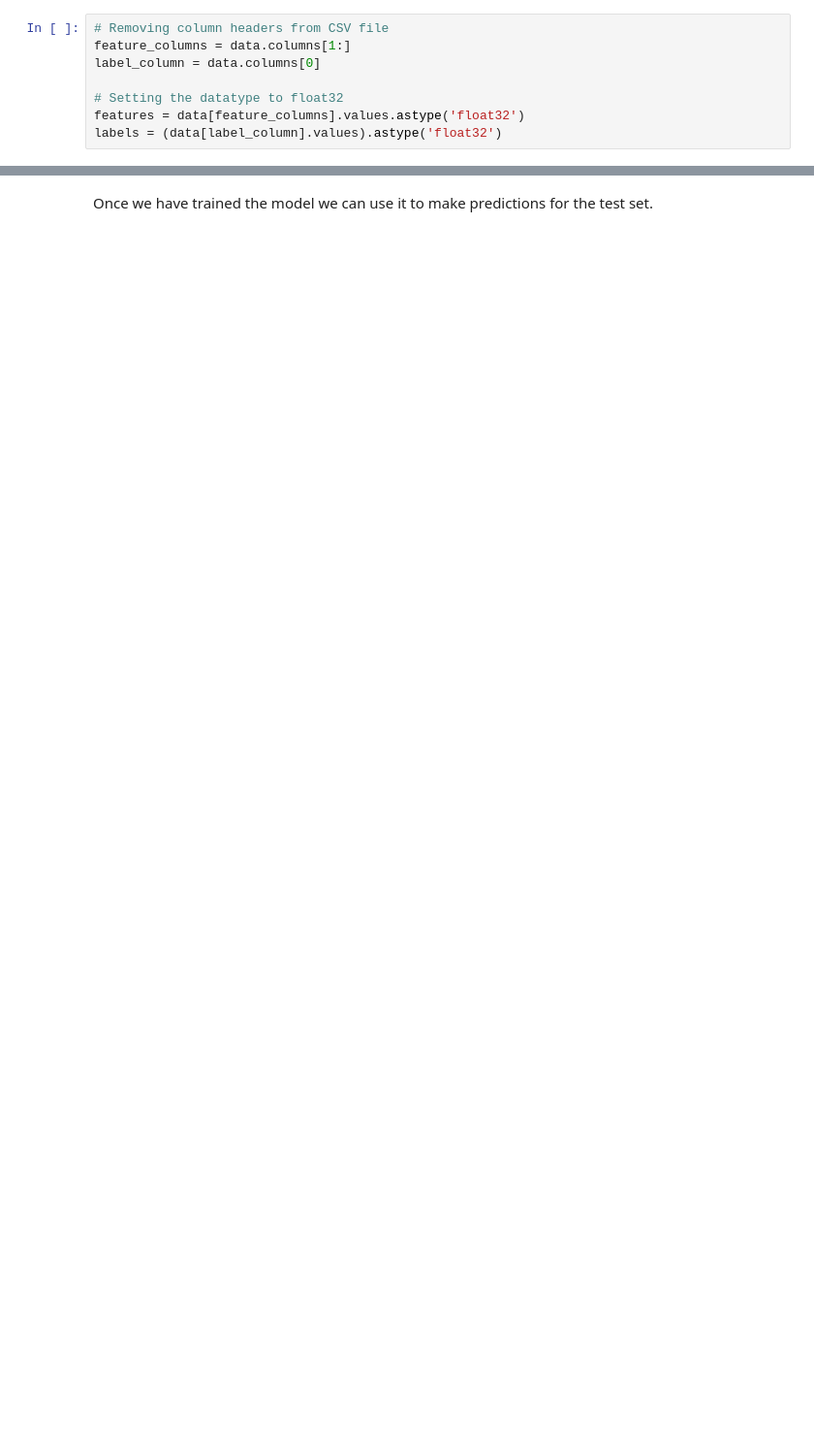
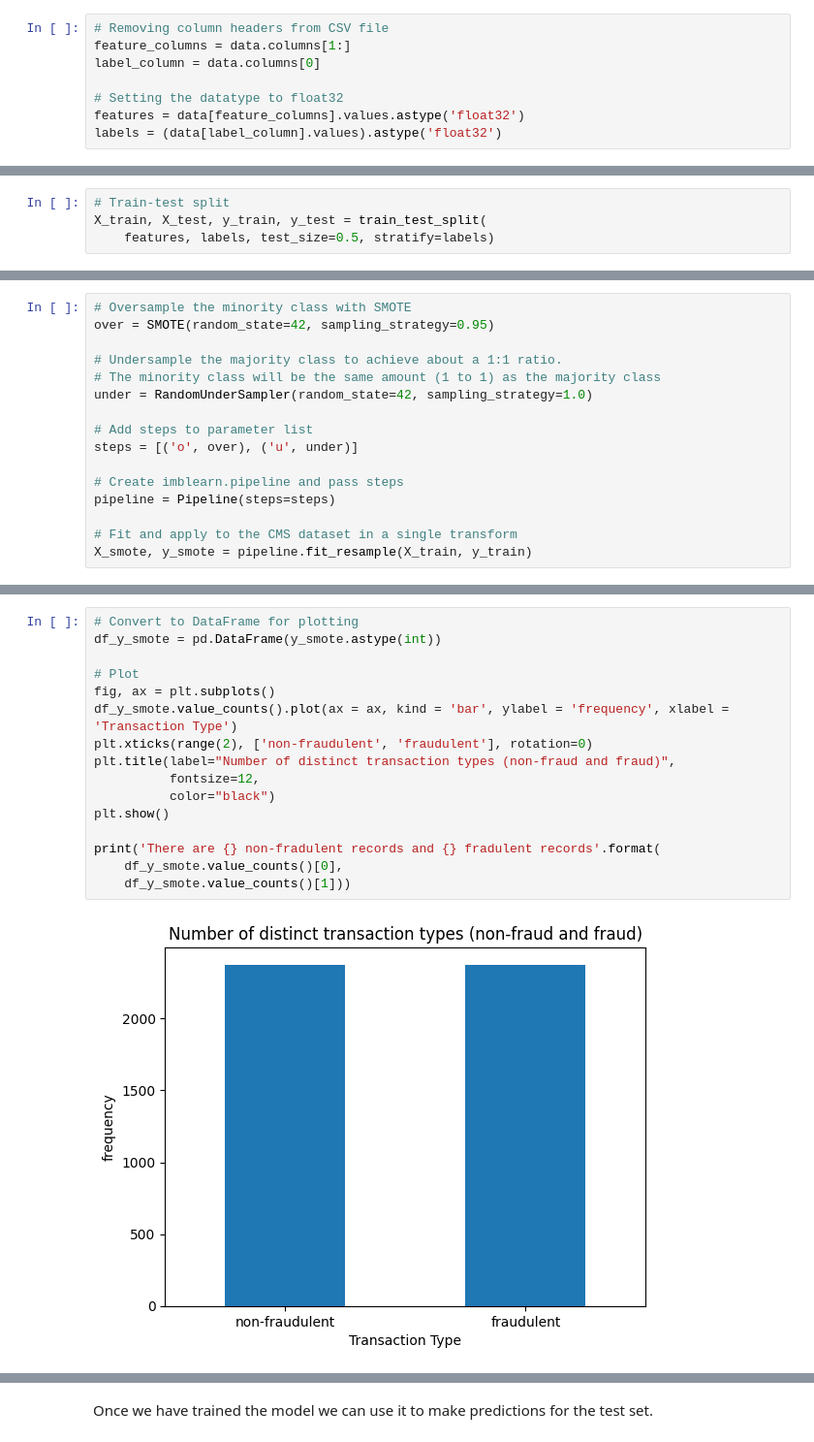
Before and after one commit to aws-samples/wwps-payment-integrity-solutions, a Jupyter notebook: reinvent_2022/classification.ipynb, the cells around one changed output, grey strips where cells are left out. Shown: that part at 97% size. Drawn from its saved outputs; the diff is of its cells as text; blank space fills up the shorter version.

```diff
--- a/reinvent_2022/classification.ipynb
+++ b/reinvent_2022/classification.ipynb
@@ -304,0 +188,4 @@ xgb_predictor = clf.deploy(initial_instance_count=1,
+# %%
+# Train-test split
+X_train, X_test, y_train, y_test = train_test_split(
+    features, labels, test_size=0.5, stratify=labels)
@@ -304,0 +211,16 @@ xgb_predictor = clf.deploy(initial_instance_count=1,
+# %%
+# Oversample the minority class with SMOTE
+over = SMOTE(random_state=42, sampling_strategy=0.95)
+
+# Undersample the majority class to achieve about a 1:1 ratio.
+# The minority class will be the same amount (1 to 1) as the majority class
+under = RandomUnderSampler(random_state=42, sampling_strategy=1.0)
+
+# Add steps to parameter list
+steps = [('o', over), ('u', under)]
+
+# Create imblearn.pipeline and pass steps
+pipeline = Pipeline(steps=steps)
+
+# Fit and apply to the CMS dataset in a single transform
+X_smote, y_smote = pipeline.fit_resample(X_train, y_train)
@@ -304,0 +232,18 @@ xgb_predictor = clf.deploy(initial_instance_count=1,
+# %%
+# Convert to DataFrame for plotting
+df_y_smote = pd.DataFrame(y_smote.astype(int))
+
+# Plot
+fig, ax = plt.subplots()
+df_y_smote.value_counts().plot(ax = ax, kind = 'bar', ylabel = 'frequency', xlabel = 'Transaction Type')
+plt.xticks(range(2), ['non-fraudulent', 'fraudulent'], rotation=0)
+plt.title(label="Number of distinct transaction types (non-fraud and fraud)",
+          fontsize=12,
+          color="black")
+plt.show()
+
+print('There are {} non-fradulent records and {} fradulent records'.format(
+    df_y_smote.value_counts()[0],
+    df_y_smote.value_counts()[1]))
+# %% [output]
+[figure, added]
```
Also changed, not shown: parts of 149 cells of this notebook.
